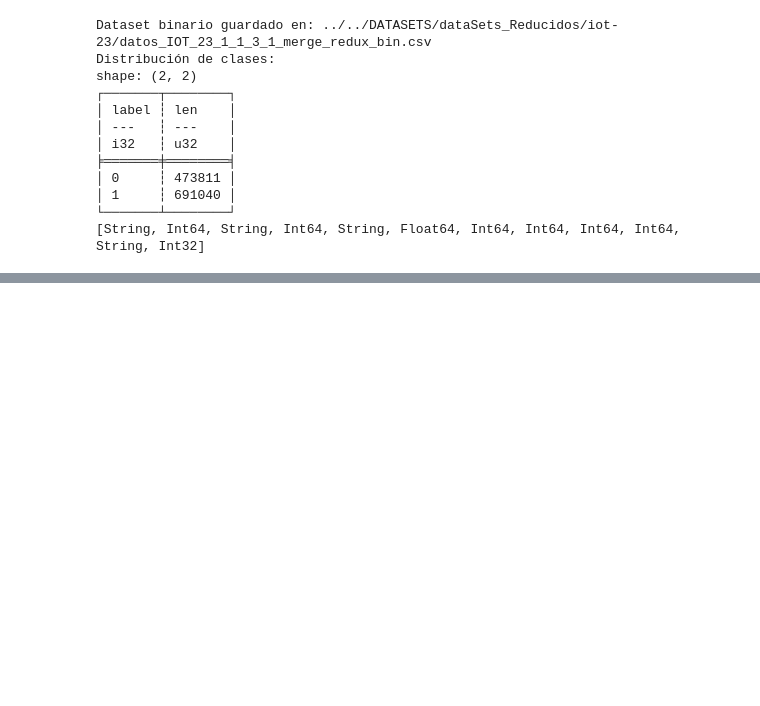
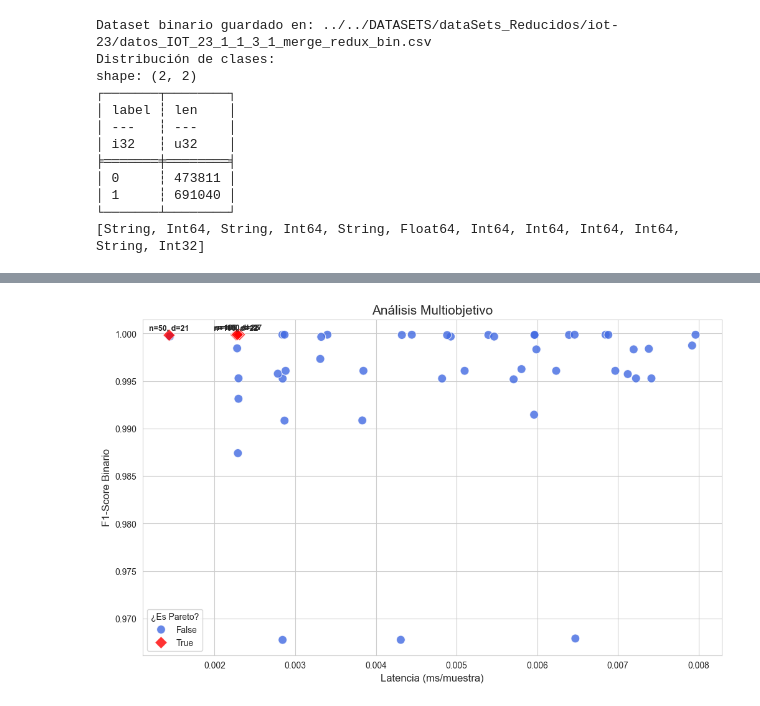
Before and after one commit to Placivm04/PLACI_TFG, a Jupyter notebook: CODIGO/MODELOS IOT/rf_train_iot.ipynb, the cells around one changed output, grey strips where cells are left out. Saved outputs shown, nothing was run; the diff lists cells and outputs as text; code cells hidden in the pictures; blank space fills up the shorter version.

```diff
--- a/CODIGO/MODELOS IOT/rf_train_iot.ipynb
+++ b/CODIGO/MODELOS IOT/rf_train_iot.ipynb
@@ -310,8 +369,4 @@ print(df_results.sort("f1_binary", descending=True).head())
 # %%
-import polars as pl
-import matplotlib.pyplot as plt
-import seaborn as sns
-
 # 1. Cargamos los resultados
 df = pl.read_csv("rf_iot23_trials_results_cv.csv")
 
@@ -319,37 +374,39 @@ df = pl.read_csv("rf_iot23_trials_results_cv.csv")
 plt.figure(figsize=(12, 7))
 sns.set_style("whitegrid")
 
 # 3. Graficamos extrayendo columnas directamente como NumPy
 # Al no usar 'data=df', Seaborn acepta arrays de NumPy sin quejarse
 sns.scatterplot(
     x=df["latency_ms"].to_numpy(),
-    y=df["f1_macro"].to_numpy(),
+    y=df["f1_binary"].to_numpy(),
     hue=df["is_pareto"].to_numpy(), # Aquí pasamos la serie de booleanos
     palette={True: "red", False: "royalblue"},
     style=df["is_pareto"].to_numpy(),
     markers={True: "D", False: "o"},
     s=100,
     alpha=0.8
 )
 
 # 4. Anotaciones de los puntos Pareto (esto ya lo hacíamos con Polars)
 pareto_points = df.filter(pl.col("is_pareto") == True)
 
 for row in pareto_points.iter_rows(named=True):
     plt.text(
         row["latency_ms"],
-        row["f1_macro"] + 0.0005,
+        row["f1_binary"] + 0.0005,
         f"n={int(row['n_estimators'])}, d={int(row['max_depth'])}",
         fontsize=9, fontweight='bold', ha='center'
     )
 
 # 5. Estética
-plt.title("Análisis Multiobjetivo (Polars + NumPy Edition)", fontsize=15)
+plt.title("Análisis Multiobjetivo", fontsize=15)
 plt.xlabel("Latencia (ms/muestra)", fontsize=12)
-plt.ylabel("F1-Score Macro", fontsize=12)
+plt.ylabel("F1-Score Binario", fontsize=12)
 plt.legend(title="¿Es Pareto?")
 
 plt.show()
+# %% [output]
+[figure, added]
 # %%
 # representamos únicamente los puntos que forman la frontera de Pareto
 
```
Also changed, not shown: parts of 8 cells of this notebook, 9 other files.
